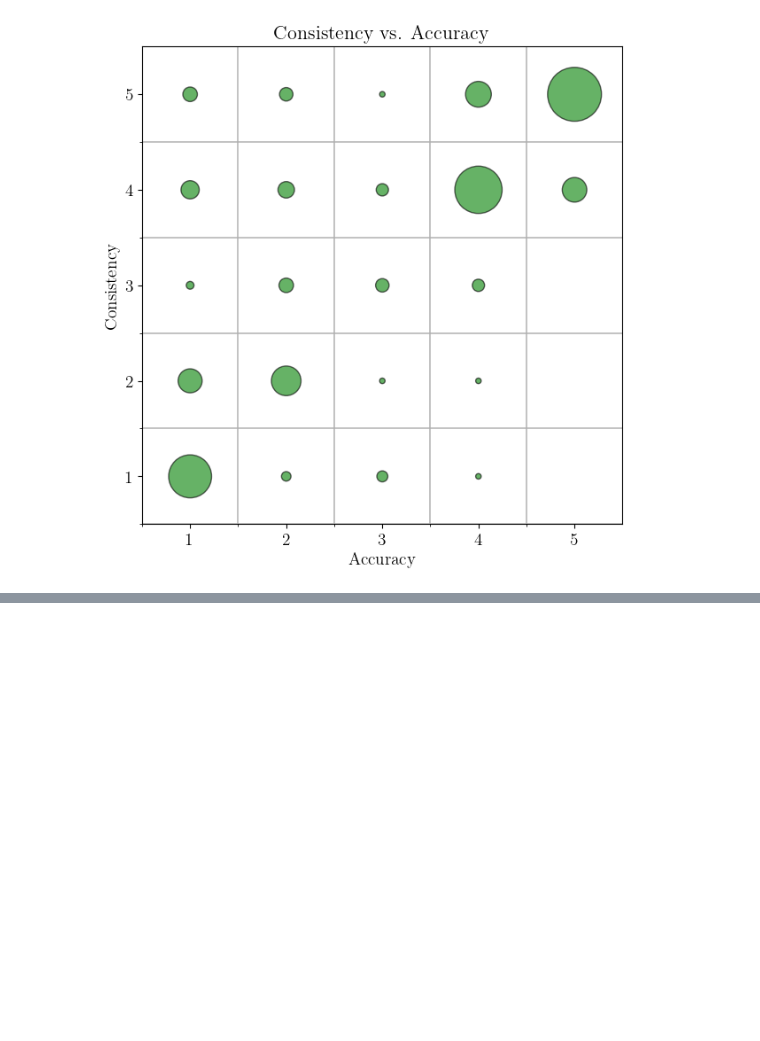
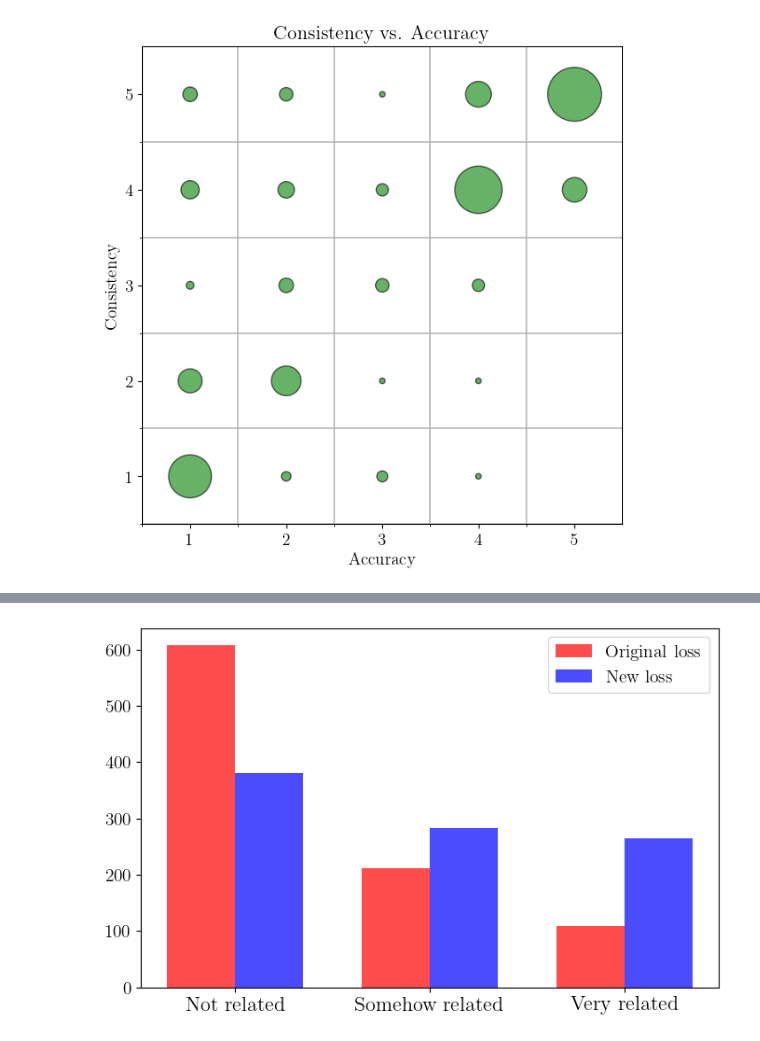
Before and after one commit to EduardoTerres/FACT, a Jupyter notebook: FACT_Reproducibility_DNCBM.ipynb, the cells around one changed output, grey strips where cells are left out. Cells and saved outputs as stored; diff of their text form; code cells hidden in the pictures; blank space fills up the shorter version.

```diff
--- a/FACT_Reproducibility_DNCBM.ipynb
+++ b/FACT_Reproducibility_DNCBM.ipynb
@@ -809,0 +921,30 @@ plt.show()
+# %%
+ftsize = 25
+
+import numpy as np
+# Define bar width
+bar_width = 0.35
+x = np.arange(len(labels))  # X positions for categories
+
+# Create figure and axis
+fig, ax = plt.subplots(figsize=(8, 5))
+
+# Plot the bars side by side
+ax.bar(x - bar_width/2, values_they, width=bar_width, label='Original loss', color='red', alpha=0.7)
+ax.bar(x + bar_width/2, values, width=bar_width, label='New loss', color='blue', alpha=0.7)
+
+# Labels and title
+ax.set_xticks(x)
+ax.tick_params(axis='y', labelsize=14)
+ax.set_xticklabels(labels, fontsize=16)
+# ax.set_ylabel("Frequency", fontsize=ftsize)
+# ax.set_title("Frequency of concept realtedness")
+
+# Add legend
+ax.legend(fontsize=14)
+
+plt.savefig('figures/new_user_study_relatedness.pdf', dpi=300)
+
+plt.show()
+# %% [output]
+[figure, added]
```
Also changed, not shown: parts of 24 cells of this notebook, 1 other file.
